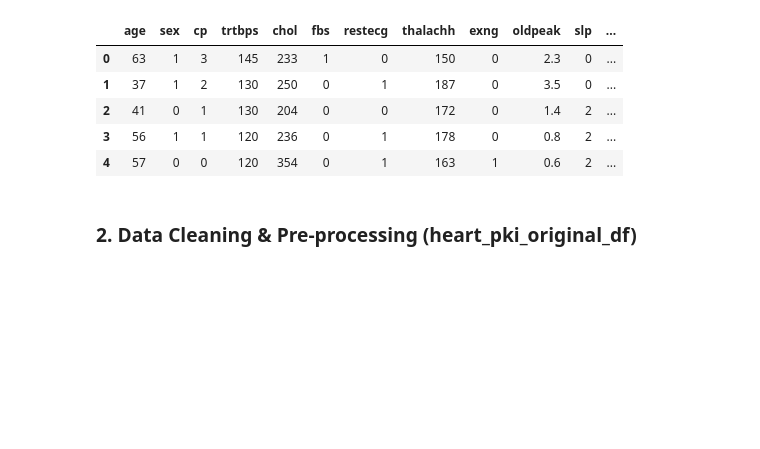
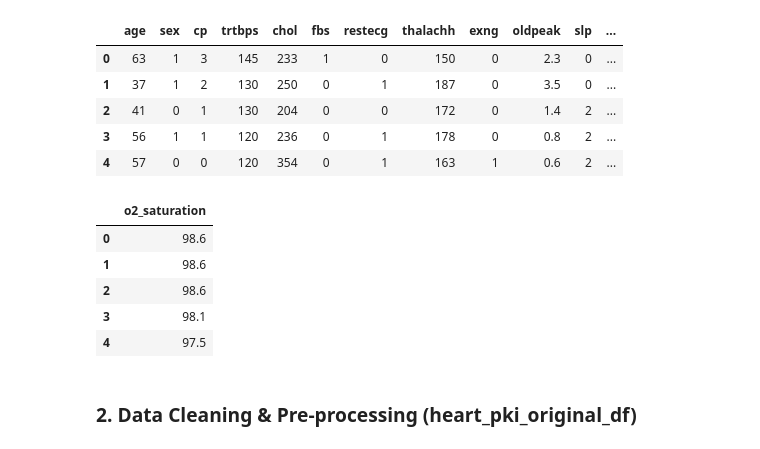
Before and after one commit to xJQx/bc2406-project, a Jupyter notebook: data-cleaning-preprocessing.ipynb, the cells around one changed output. Cells and saved outputs as stored; diff of their text form; code cells hidden in the pictures; blank space fills up the shorter version.

```diff
--- a/data-cleaning-preprocessing.ipynb
+++ b/data-cleaning-preprocessing.ipynb
@@ -31,6 +31,17 @@ heart_attack_original_df.head()
 | 2 | 41 | 0 | 1 | 130 | 204 | 0 | 0 | 172 | 0 | 1.4 | 2 | ... |
 | 3 | 56 | 1 | 1 | 120 | 236 | 0 | 1 | 178 | 0 | 0.8 | 2 | ... |
 | 4 | 57 | 0 | 0 | 120 | 354 | 0 | 1 | 163 | 1 | 0.6 | 2 | ... |
+# %%
+# o2Saturation_original_df
+o2Saturation_original_df = pd.read_csv('datasets/o2Saturation_original.csv').rename(columns={'98.6': 'o2_saturation'})
+o2Saturation_original_df.head()
+# %% [output]
+|  | o2_saturation |
+| 0 | 98.6 |
+| 1 | 98.6 |
+| 2 | 98.6 |
+| 3 | 98.1 |
+| 4 | 97.5 |
 # %% [markdown]
 ### 2. Data Cleaning & Pre-processing (heart_pki_original_df)
 # %%
```
Also changed, not shown: parts of 8 cells of this notebook, 3 other files.
